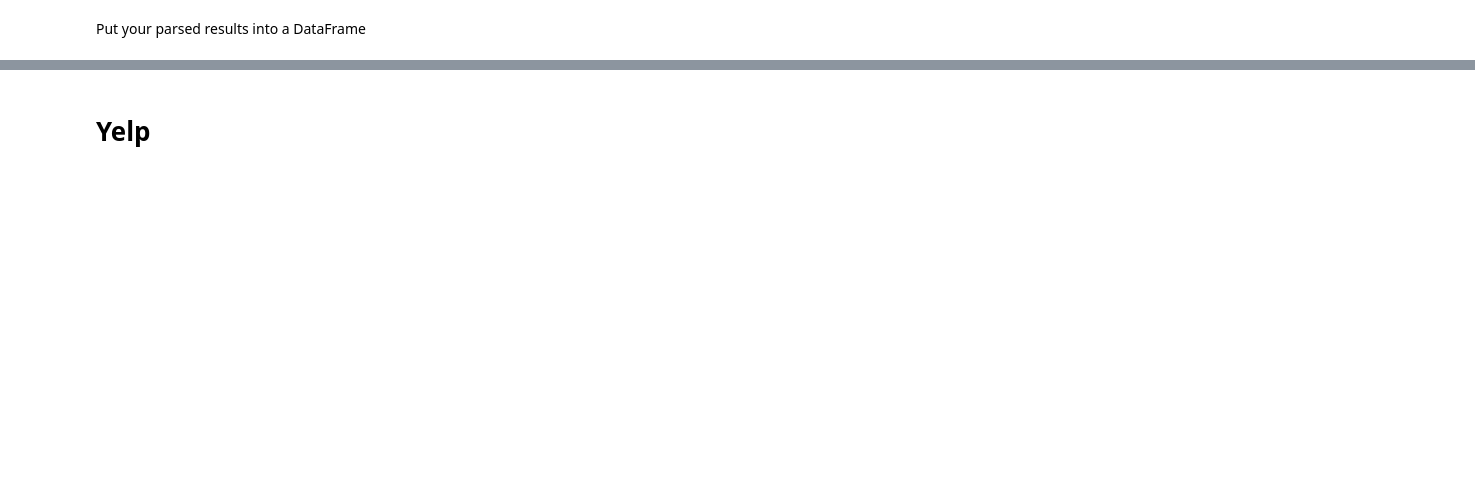
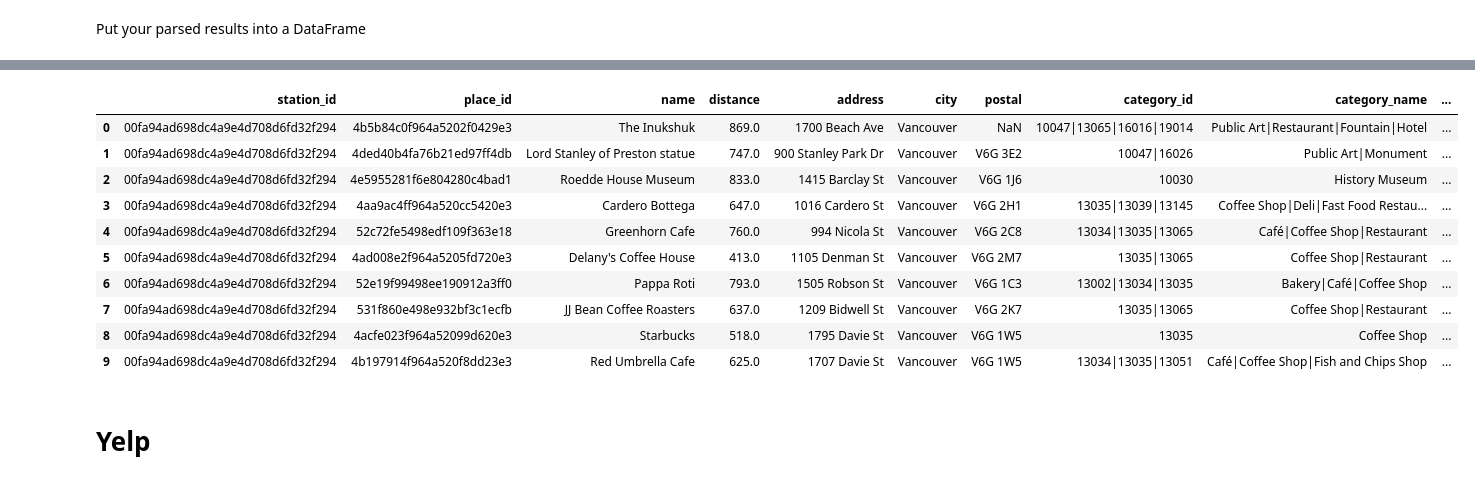
Before and after one commit to jtwleung/Project-Statistical-Modelling-with-Python, a Jupyter notebook: notebooks/yelp_foursquare_EDA.ipynb, the cells around one changed output, grey strips where cells are left out. Saved outputs shown, nothing was run; the diff lists cells and outputs as text; code cells hidden in the pictures; blank space fills up the shorter version.

```diff
--- a/notebooks/yelp_foursquare_EDA.ipynb
+++ b/notebooks/yelp_foursquare_EDA.ipynb
@@ -244,0 +188,3 @@ rolling_df.to_csv('../data/fsq_vancouver.csv', index=False)  # Saved on 2023-10-
+# %%
+# Load FSQ .csv files, into a singular dataframe for Foursquare
+fsq_df = pd.read_csv('../data/fsq_vancouver.csv')
@@ -245,3 +262,17 @@ rolling_df.to_csv('../data/fsq_vancouver.csv', index=False)  # Saved on 2023-10-
+# %%
+fsq_df.head(10)
+# %% [output]
+|  | station_id | place_id | name | distance | address | city | postal | category_id | category_name | ... |
+| 0 | 00fa94ad698dc4a9e4d708d6fd32f294 | 4b5b84c0f964a5202f0429e3 | The Inukshuk | 869.0 | 1700 Beach Ave | Vancouver | NaN | 10047|13065|16016|19014 | Public Art|Restaurant|Fountain|Hotel | ... |
+| 1 | 00fa94ad698dc4a9e4d708d6fd32f294 | 4ded40b4fa76b21ed97ff4db | Lord Stanley of Preston statue | 747.0 | 900 Stanley Park Dr | Vancouver | V6G 3E2 | 10047|16026 | Public Art|Monument | ... |
+| 2 | 00fa94ad698dc4a9e4d708d6fd32f294 | 4e5955281f6e804280c4bad1 | Roedde House Museum | 833.0 | 1415 Barclay St | Vancouver | V6G 1J6 | 10030 | History Museum | ... |
+| 3 | 00fa94ad698dc4a9e4d708d6fd32f294 | 4aa9ac4ff964a520cc5420e3 | Cardero Bottega | 647.0 | 1016 Cardero St | Vancouver | V6G 2H1 | 13035|13039|13145 | Coffee Shop|Deli|Fast Food Restau... | ... |
+| 4 | 00fa94ad698dc4a9e4d708d6fd32f294 | 52c72fe5498edf109f363e18 | Greenhorn Cafe | 760.0 | 994 Nicola St | Vancouver | V6G 2C8 | 13034|13035|13065 | Café|Coffee Shop|Restaurant | ... |
+| 5 | 00fa94ad698dc4a9e4d708d6fd32f294 | 4ad008e2f964a5205fd720e3 | Delany's Coffee House | 413.0 | 1105 Denman St | Vancouver | V6G 2M7 | 13035|13065 | Coffee Shop|Restaurant | ... |
+| 6 | 00fa94ad698dc4a9e4d708d6fd32f294 | 52e19f99498ee190912a3ff0 | Pappa Roti | 793.0 | 1505 Robson St | Vancouver | V6G 1C3 | 13002|13034|13035 | Bakery|Café|Coffee Shop | ... |
+| 7 | 00fa94ad698dc4a9e4d708d6fd32f294 | 531f860e498e932bf3c1ecfb | JJ Bean Coffee Roasters | 637.0 | 1209 Bidwell St | Vancouver | V6G 2K7 | 13035|13065 | Coffee Shop|Restaurant | ... |
+| 8 | 00fa94ad698dc4a9e4d708d6fd32f294 | 4acfe023f964a52099d620e3 | Starbucks | 518.0 | 1795 Davie St | Vancouver | V6G 1W5 | 13035 | Coffee Shop | ... |
+| 9 | 00fa94ad698dc4a9e4d708d6fd32f294 | 4b197914f964a520f8dd23e3 | Red Umbrella Cafe | 625.0 | 1707 Davie St | Vancouver | V6G 1W5 | 13034|13035|13051 | Café|Coffee Shop|Fish and Chips Shop | ... |
 # %% [markdown]
 # Yelp
 # %% [markdown]
```
Also changed, not shown: parts of 34 cells of this notebook.
